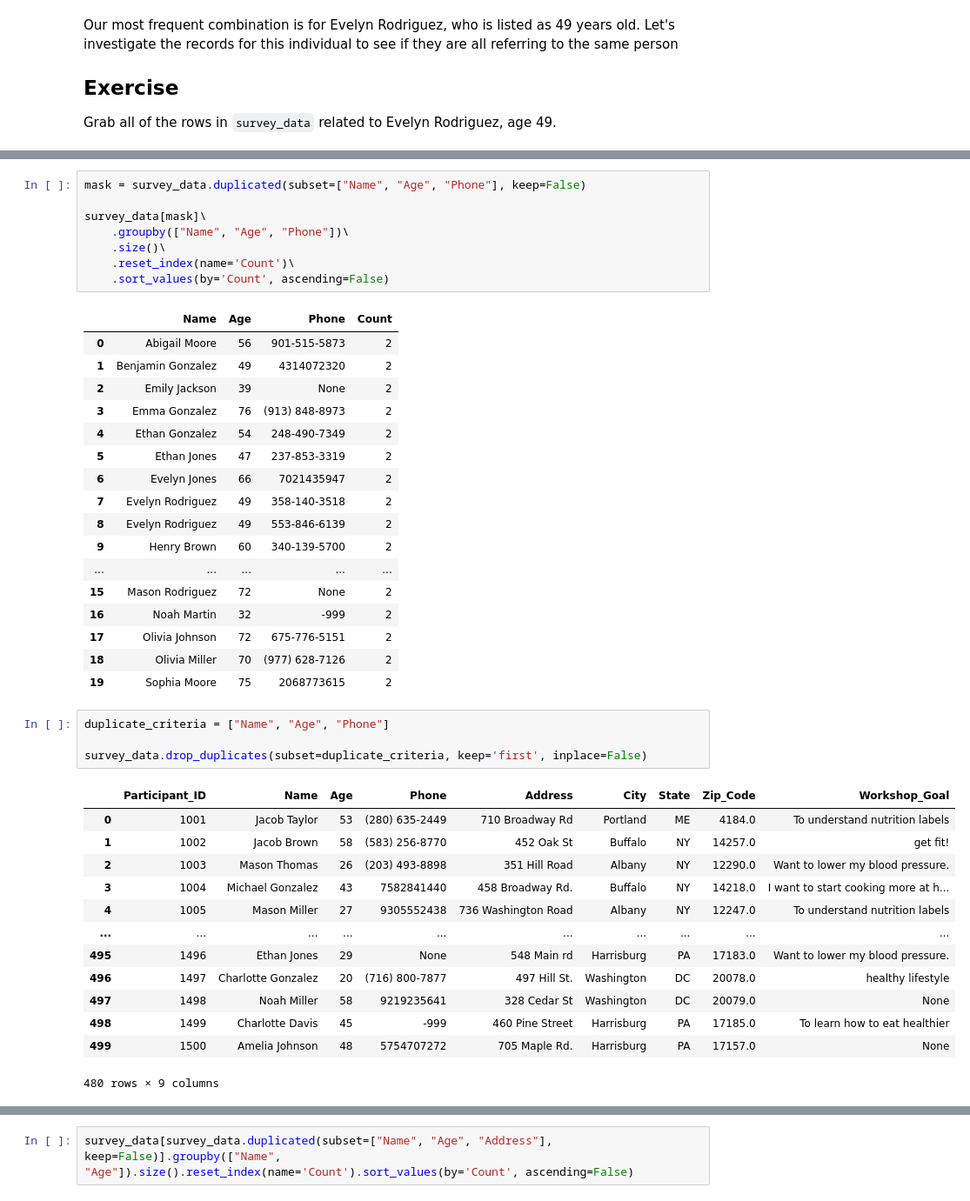
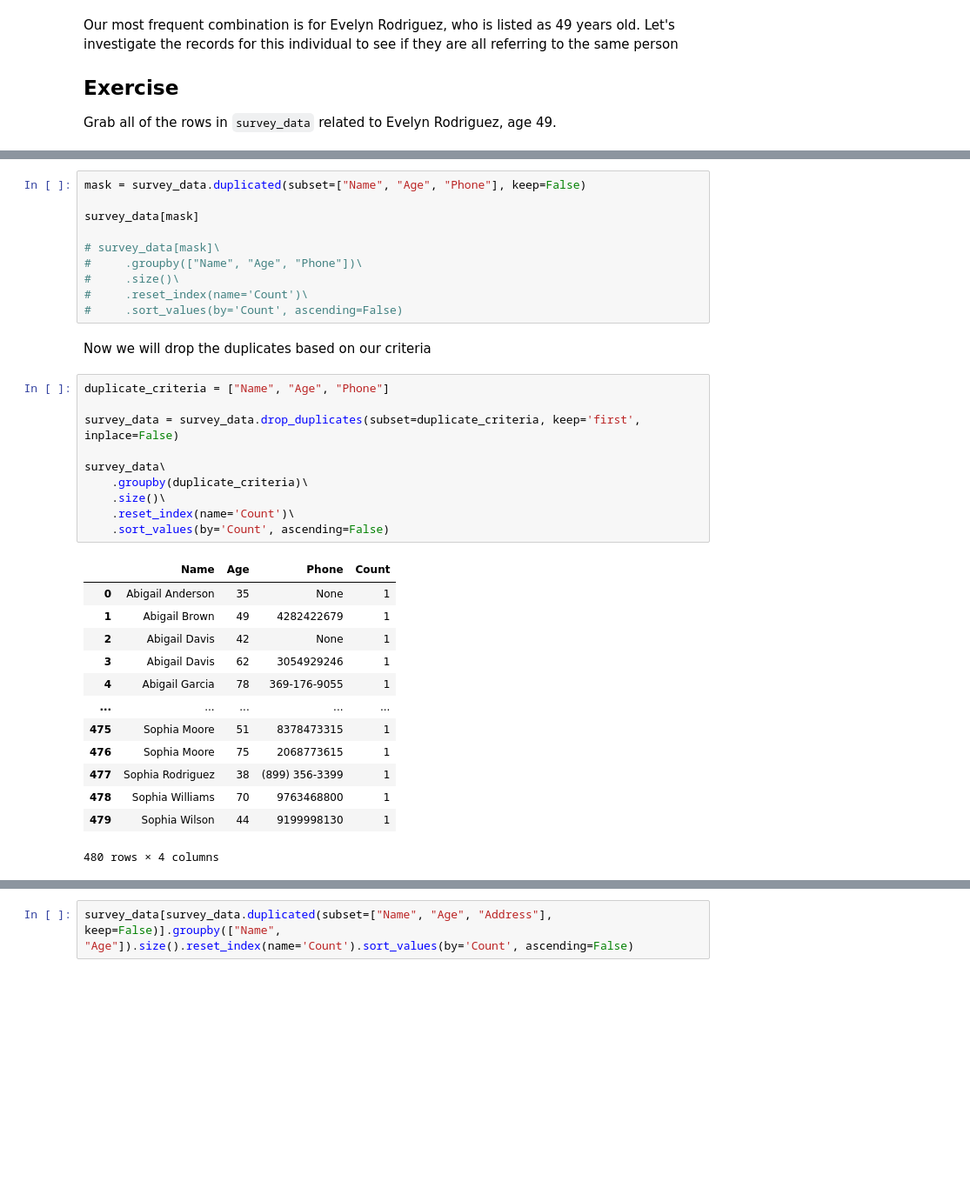
Before and after one commit to Launchpad-Analytics/Workshop-IntroToPython, a Jupyter notebook: s310/day3/03_data_cleaning_topics.ipynb, the cells around one changed output, grey strips where cells are left out. Shown at 87% size. Drawn from its saved outputs; the diff is of its cells as text; blank space fills up the shorter version.

```diff
--- a/s310/day3/03_data_cleaning_topics.ipynb
+++ b/s310/day3/03_data_cleaning_topics.ipynb
@@ -349,44 +351,36 @@ survey_data[mask]
 # %%
 mask = survey_data.duplicated(subset=["Name", "Age", "Phone"], keep=False)
 
-survey_data[mask]\
-    .groupby(["Name", "Age", "Phone"])\
-    .size()\
-    .reset_index(name='Count')\
-    .sort_values(by='Count', ascending=False)
+survey_data[mask]
+
+# survey_data[mask]\
+#     .groupby(["Name", "Age", "Phone"])\
+#     .size()\
+#     .reset_index(name='Count')\
+#     .sort_values(by='Count', ascending=False)
-# %% [output]
-|  | Name | Age | Phone | Count |
-| 0 | Abigail Moore | 56 | 901-515-5873 | 2 |
-| 1 | Benjamin Gonzalez | 49 | 4314072320 | 2 |
-| 2 | Emily Jackson | 39 | None | 2 |
-| 3 | Emma Gonzalez | 76 | (913) 848-8973 | 2 |
-| 4 | Ethan Gonzalez | 54 | 248-490-7349 | 2 |
-| 5 | Ethan Jones | 47 | 237-853-3319 | 2 |
-| 6 | Evelyn Jones | 66 | 7021435947 | 2 |
-| 7 | Evelyn Rodriguez | 49 | 358-140-3518 | 2 |
-| 8 | Evelyn Rodriguez | 49 | 553-846-6139 | 2 |
-| 9 | Henry Brown | 60 | 340-139-5700 | 2 |
-| ... | ... | ... | ... | ... |
-| 15 | Mason Rodriguez | 72 | None | 2 |
-| 16 | Noah Martin | 32 | -999 | 2 |
-| 17 | Olivia Johnson | 72 | 675-776-5151 | 2 |
-| 18 | Olivia Miller | 70 | (977) 628-7126 | 2 |
-| 19 | Sophia Moore | 75 | 2068773615 | 2 |
+# %% [markdown]
+Now we will drop the duplicates based on our criteria
 # %%
 duplicate_criteria = ["Name", "Age", "Phone"]
 
-survey_data.drop_duplicates(subset=duplicate_criteria, keep='first', inplace=False)
+survey_data = survey_data.drop_duplicates(subset=duplicate_criteria, keep='first', inplace=False)
+
+survey_data\
+    .groupby(duplicate_criteria)\
+    .size()\
+    .reset_index(name='Count')\
+    .sort_values(by='Count', ascending=False)
 # %% [output]
-|  | Participant_ID | Name | Age | Phone | Address | City | State | Zip_Code | Workshop_Goal |
-| 0 | 1001 | Jacob Taylor | 53 | (280) 635-2449 | 710 Broadway Rd | Portland | ME | 4184.0 | To understand nutrition labels |
-| 1 | 1002 | Jacob Brown | 58 | (583) 256-8770 | 452 Oak St | Buffalo | NY | 14257.0 | get fit! |
-| 2 | 1003 | Mason Thomas | 26 | (203) 493-8898 | 351 Hill Road | Albany | NY | 12290.0 | Want to lower my blood pressure. |
-| 3 | 1004 | Michael Gonzalez | 43 | 7582841440 | 458 Broadway Rd. | Buffalo | NY | 14218.0 | I want to start cooking more at h... |
-| 4 | 1005 | Mason Miller | 27 | 9305552438 | 736 Washington Road | Albany | NY | 12247.0 | To understand nutrition labels |
-| ... | ... | ... | ... | ... | ... | ... | ... | ... | ... |
-| 495 | 1496 | Ethan Jones | 29 | None | 548 Main rd | Harrisburg | PA | 17183.0 | Want to lower my blood pressure. |
-| 496 | 1497 | Charlotte Gonzalez | 20 | (716) 800-7877 | 497 Hill St. | Washington | DC | 20078.0 | healthy lifestyle |
-| 497 | 1498 | Noah Miller | 58 | 9219235641 | 328 Cedar St | Washington | DC | 20079.0 | None |
-| 498 | 1499 | Charlotte Davis | 45 | -999 | 460 Pine Street | Harrisburg | PA | 17185.0 | To learn how to eat healthier |
-| 499 | 1500 | Amelia Johnson | 48 | 5754707272 | 705 Maple Rd. | Harrisburg | PA | 17157.0 | None |
+|  | Name | Age | Phone | Count |
+| 0 | Abigail Anderson | 35 | None | 1 |
+| 1 | Abigail Brown | 49 | 4282422679 | 1 |
+| 2 | Abigail Davis | 42 | None | 1 |
+| 3 | Abigail Davis | 62 | 3054929246 | 1 |
+| 4 | Abigail Garcia | 78 | 369-176-9055 | 1 |
+| ... | ... | ... | ... | ... |
+| 475 | Sophia Moore | 51 | 8378473315 | 1 |
+| 476 | Sophia Moore | 75 | 2068773615 | 1 |
+| 477 | Sophia Rodriguez | 38 | (899) 356-3399 | 1 |
+| 478 | Sophia Williams | 70 | 9763468800 | 1 |
+| 479 | Sophia Wilson | 44 | 9199998130 | 1 |
-480 rows × 9 columns
+480 rows × 4 columns
```
Also changed, not shown: parts of 4 cells of this notebook, 1 other file.
